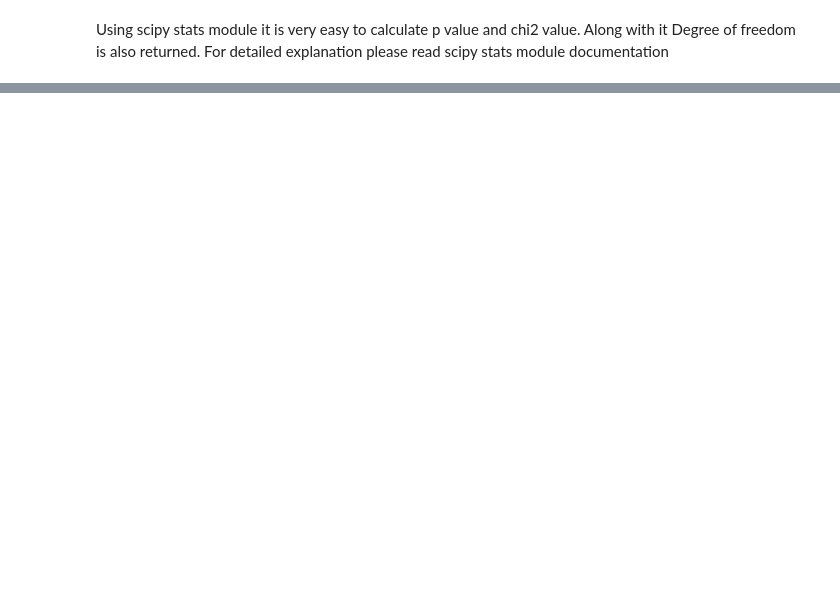
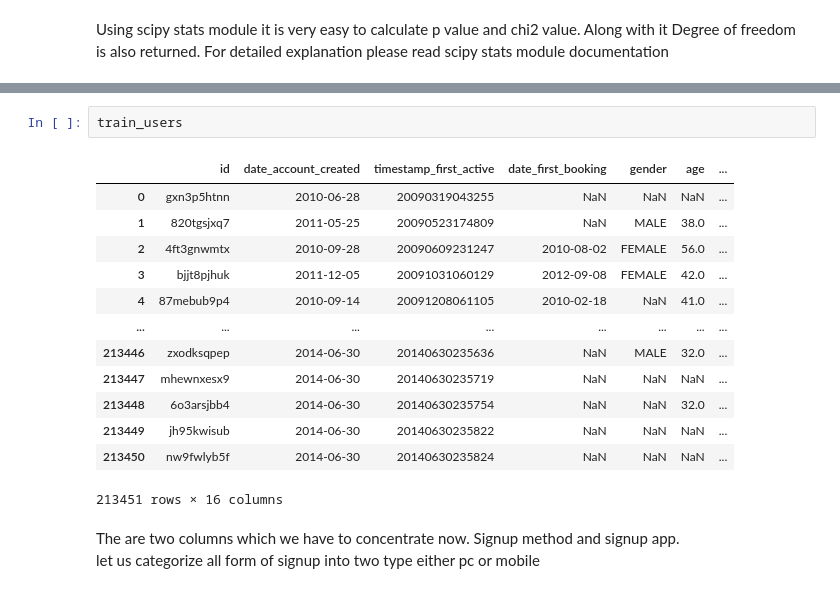
Before and after one commit to vkgithub1556/AirbnbProject, a Jupyter notebook: airbnb.ipynb, the cells around one changed output, grey strips where cells are left out. Saved outputs shown, nothing was run; the diff lists cells and outputs as text; blank space fills up the shorter version.

```diff
--- a/airbnb.ipynb
+++ b/airbnb.ipynb
@@ -385,0 +393,19 @@ TypeError: ignored
+# %%
+train_users
+# %% [output]
+|  | id | date_account_created | timestamp_first_active | date_first_booking | gender | age | ... |
+| 0 | gxn3p5htnn | 2010-06-28 | 20090319043255 | NaN | NaN | NaN | ... |
+| 1 | 820tgsjxq7 | 2011-05-25 | 20090523174809 | NaN | MALE | 38.0 | ... |
+| 2 | 4ft3gnwmtx | 2010-09-28 | 20090609231247 | 2010-08-02 | FEMALE | 56.0 | ... |
+| 3 | bjjt8pjhuk | 2011-12-05 | 20091031060129 | 2012-09-08 | FEMALE | 42.0 | ... |
+| 4 | 87mebub9p4 | 2010-09-14 | 20091208061105 | 2010-02-18 | NaN | 41.0 | ... |
+| ... | ... | ... | ... | ... | ... | ... | ... |
+| 213446 | zxodksqpep | 2014-06-30 | 20140630235636 | NaN | MALE | 32.0 | ... |
+| 213447 | mhewnxesx9 | 2014-06-30 | 20140630235719 | NaN | NaN | NaN | ... |
+| 213448 | 6o3arsjbb4 | 2014-06-30 | 20140630235754 | NaN | NaN | 32.0 | ... |
+| 213449 | jh95kwisub | 2014-06-30 | 20140630235822 | NaN | NaN | NaN | ... |
+| 213450 | nw9fwlyb5f | 2014-06-30 | 20140630235824 | NaN | NaN | NaN | ... |
+213451 rows × 16 columns
+# %% [markdown]
+The are two columns which we have to concentrate now. Signup method and signup app.
+let us categorize all form of signup into two type either pc or mobile
```
Also changed, not shown: parts of 33 cells of this notebook.
